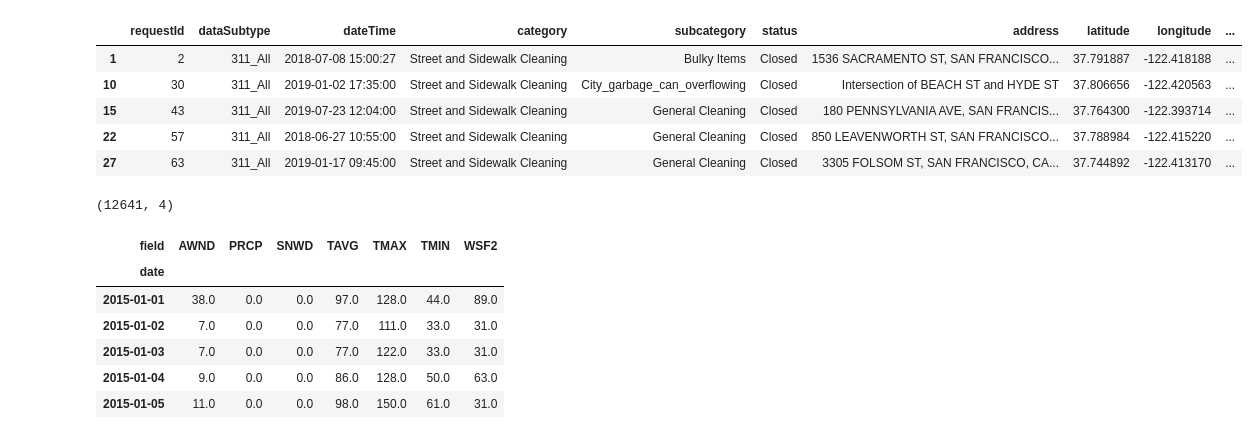
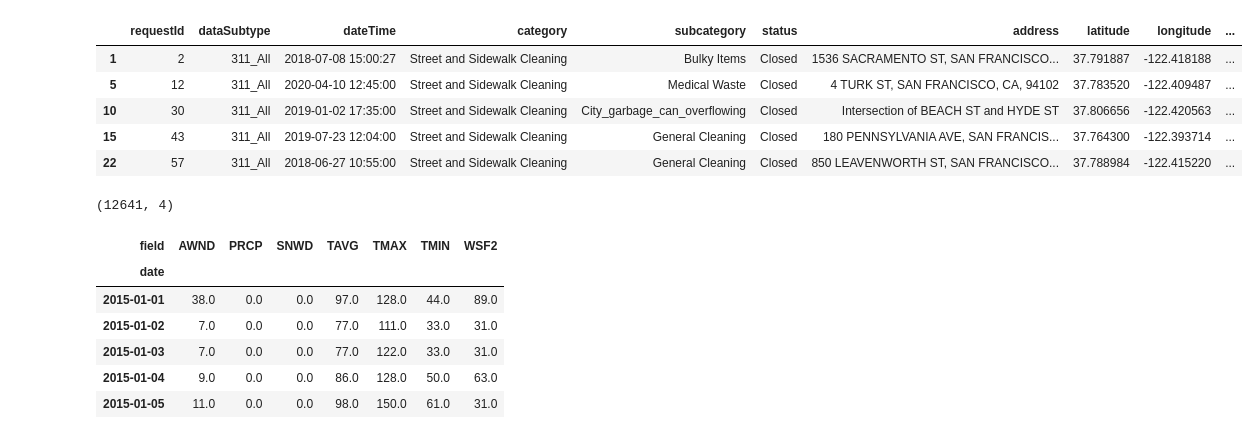
Before and after one commit to beni20/predicting-safety-events-in-us-cities-with-machine-learning, a Jupyter notebook: Milestone-6.ipynb, the cells around one changed output. Drawn from its saved outputs; the diff is of its cells as text; code cells hidden in the pictures.

```diff
--- a/Milestone-6.ipynb
+++ b/Milestone-6.ipynb
@@ -36,38 +36,38 @@ top_categories = pd.Series(['Street and Sidewalk Cleaning'
                             #,'Graffiti'
                             #,'Encampments'
                             #,'Street and Sidewalk Cleaning'
                             #,'Non Life-threatening'
                            ])
 df = df[df['category'].isin(top_categories)]
 
 mask = (
     (df["dateTime"] >= pd.to_datetime("2015-01-01")) & (df["dateTime"] < pd.to_datetime("2019-12-31"))
 )
 
-df = df[mask]
+#df = df[mask]
 #df.index=df['dateTime']
 
 #df['DayOfWeek']=df["dateTime"].dt.day_name()
 df['DayOfWeek']=df["dateTime"].dt.dayofweek
 df['Hour']=df["dateTime"].dt.hour
 df['Month']=df["dateTime"].dt.month
 df['Day']=df["dateTime"].dt.day
 df['Year']=df["dateTime"].dt.year
 df['DayOfYear']=df["dateTime"].dt.dayofyear
 
 holiday_eve = []
 for date in us_ca_holidays.keys():
     holiday_eve.append(date - timedelta(days=1))
 
 df['is_holiday']=df["dateTime"].dt.date.isin(holiday_eve)
 df.head()
 # %% [output]
 |  | requestId | dataSubtype | dateTime | category | subcategory | status | address | latitude | longitude | ... |
 | 1 | 2 | 311_All | 2018-07-08 15:00:27 | Street and Sidewalk Cleaning | Bulky Items | Closed | 1536 SACRAMENTO ST, SAN FRANCISCO... | 37.791887 | -122.418188 | ... |
+| 5 | 12 | 311_All | 2020-04-10 12:45:00 | Street and Sidewalk Cleaning | Medical Waste | Closed | 4 TURK ST, SAN FRANCISCO, CA, 94102 | 37.783520 | -122.409487 | ... |
 | 10 | 30 | 311_All | 2019-01-02 17:35:00 | Street and Sidewalk Cleaning | City_garbage_can_overflowing | Closed | Intersection of BEACH ST and HYDE ST | 37.806656 | -122.420563 | ... |
 | 15 | 43 | 311_All | 2019-07-23 12:04:00 | Street and Sidewalk Cleaning | General Cleaning | Closed | 180 PENNSYLVANIA AVE, SAN FRANCIS... | 37.764300 | -122.393714 | ... |
 | 22 | 57 | 311_All | 2018-06-27 10:55:00 | Street and Sidewalk Cleaning | General Cleaning | Closed | 850 LEAVENWORTH ST, SAN FRANCISCO... | 37.788984 | -122.415220 | ... |
-| 27 | 63 | 311_All | 2019-01-17 09:45:00 | Street and Sidewalk Cleaning | General Cleaning | Closed | 3305 FOLSOM ST, SAN FRANCISCO, CA... | 37.744892 | -122.413170 | ... |
 # %%
 df_weather = pd.read_parquet("./data/weather-data-SF-Nyc-Seattle-2015-2020.parquet")
 df_weather["date"] = pd.to_datetime(df_weather["date"], format="%Y%m%d")
```
Also changed, not shown: parts of 4 cells of this notebook.
